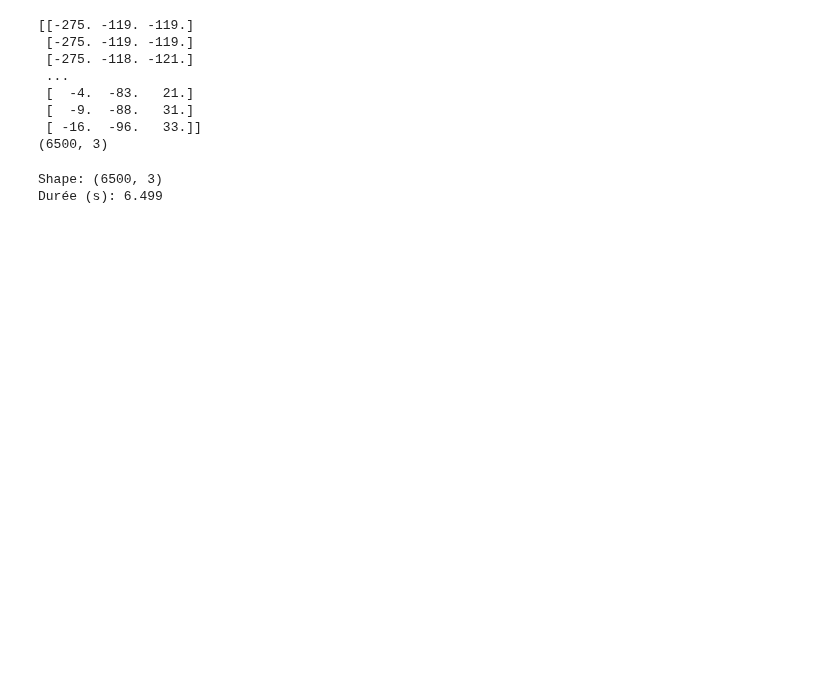
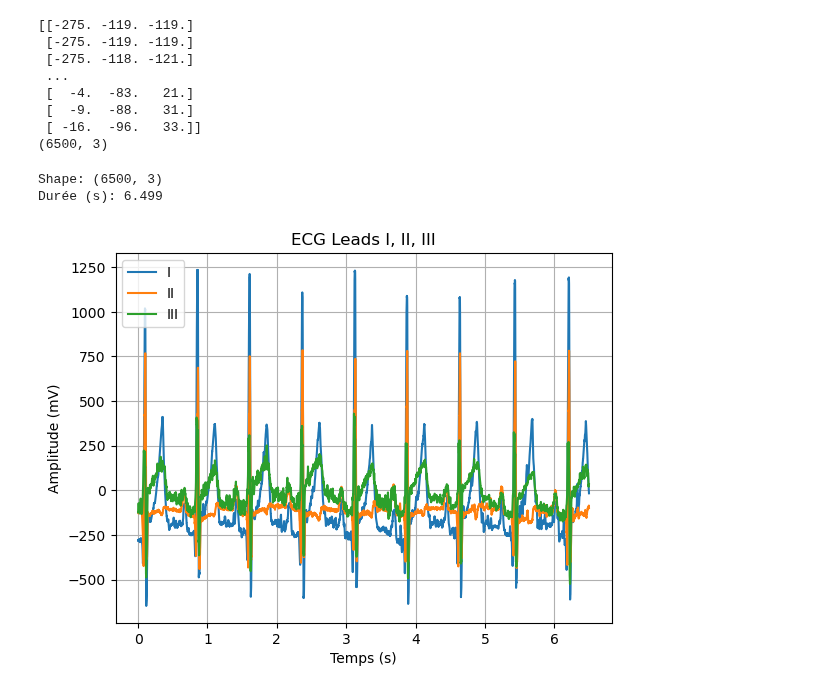
Before and after one commit to preclouxmatys/Series01-Python, a Jupyter notebook: notebooks/Test'001.ipynb, the cells around one changed output. Drawn from its saved outputs; the diff is of its cells as text; code cells hidden in the pictures; blank space fills up the shorter version.

Commit message:
print graph
importation derivation I,II,III + print graph with name ax x and Y and title. + grid

```diff
--- a/notebooks/Test'001.ipynb
+++ b/notebooks/Test'001.ipynb
@@ -18,13 +18,25 @@ print(data.shape) # Print the number of rows and columns
 # %%
 ecg_mV = data * (1024 / 1000)  # µV -> mV
 # ou plus simplement, si tu considères directement : 1 unité = 1.024 mV
 ecg_mV = data * 1.024
 
 FS = 1000  # Hz
 n_samples = ecg_mV.shape[0]
 time_s = np.arange(n_samples) / FS
 print("Shape:", ecg_mV.shape)   # (6500, 3)
 print("Durée (s):", time_s[-1]) # ~6.5 secondes
+# ...existing code...
+plt.plot(time_s, ecg_mV[:,0], label="I")  # Dérivation I
+plt.plot(time_s, ecg_mV[:,1], label="II")  # Dérivation II
+plt.plot(time_s, ecg_mV[:,2], label="III")  # Dérivation III
+plt.xlabel("Temps (s)")
+plt.ylabel("Amplitude (mV)")
+plt.title("ECG Leads I, II, III")
+plt.legend()
+plt.grid(True)
+plt.show()
+# ...existing code...
 # %% [output]
 Shape: (6500, 3)
 Durée (s): 6.499
+[figure, added]
```
